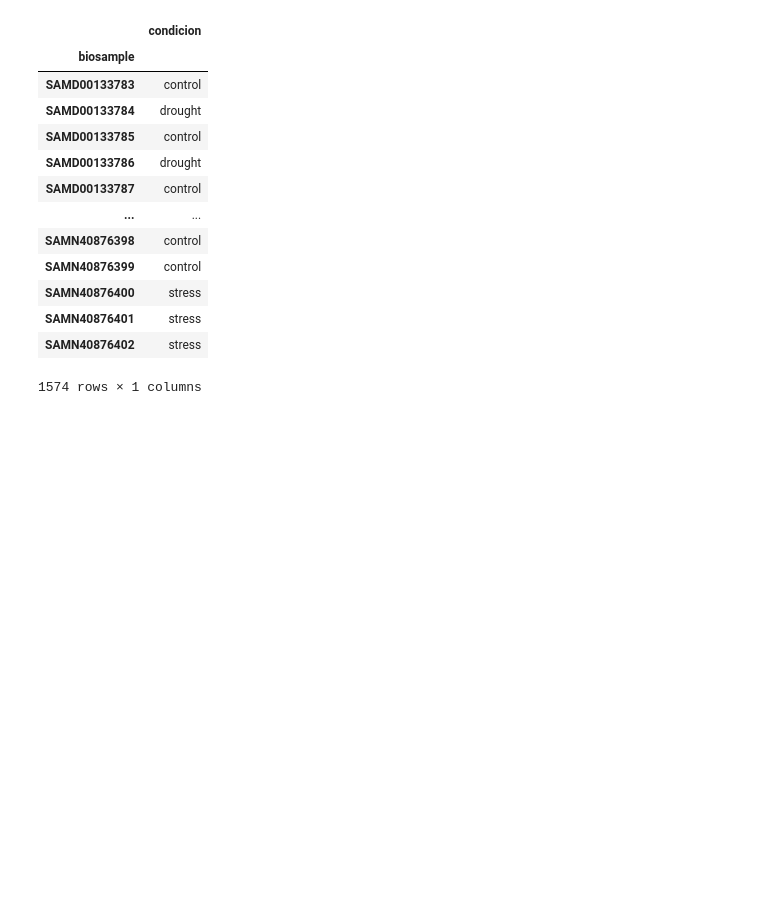
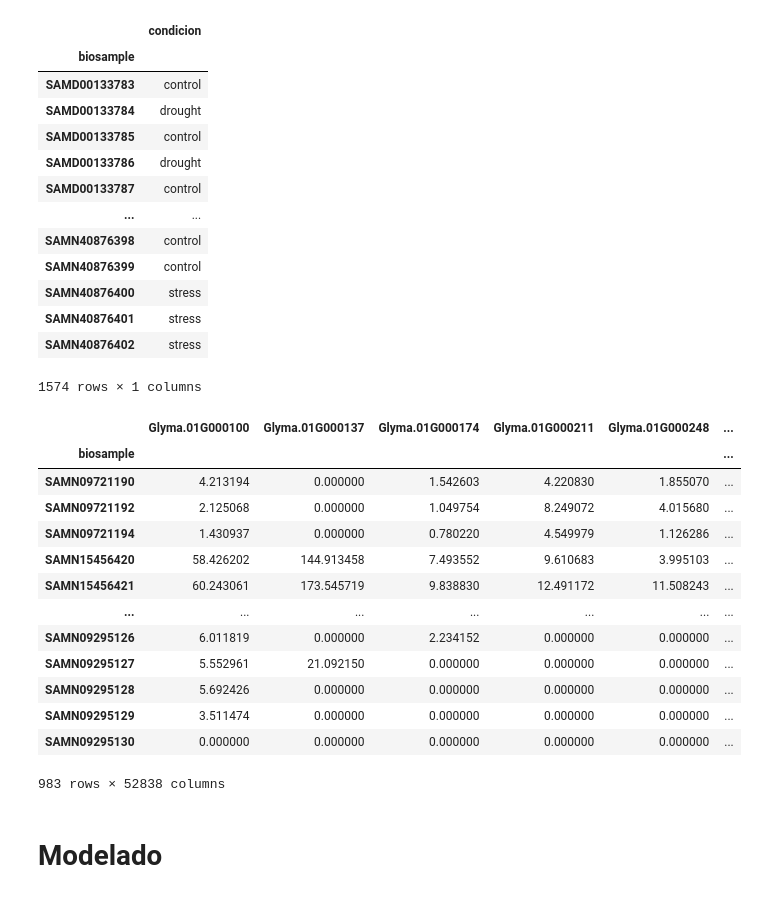
Before and after one commit to freire-guido/soy-biomarkers, a Jupyter notebook: modelado/venancio.ipynb, the cells around one changed output. Cells and saved outputs as stored; diff of their text form; code cells hidden in the pictures; blank space fills up the shorter version.

```diff
--- a/modelado/venancio.ipynb
+++ b/modelado/venancio.ipynb
@@ -55,5 +40,22 @@ condicion
 | SAMN40876402 | stress |
 1574 rows × 1 columns
 # %%
-joined = venancio[venancio.columns[:1]].join(condicion)
+joined = venancio.join(condicion)
+joined = joined[joined['condicion'].notna()]
+joined
+# %% [output]
+|  | Glyma.01G000100 | Glyma.01G000137 | Glyma.01G000174 | Glyma.01G000211 | Glyma.01G000248 | ... |
+| biosample |  |  |  |  |  | ... |
+| SAMN09721190 | 4.213194 | 0.000000 | 1.542603 | 4.220830 | 1.855070 | ... |
+| SAMN09721192 | 2.125068 | 0.000000 | 1.049754 | 8.249072 | 4.015680 | ... |
+| SAMN09721194 | 1.430937 | 0.000000 | 0.780220 | 4.549979 | 1.126286 | ... |
+| SAMN15456420 | 58.426202 | 144.913458 | 7.493552 | 9.610683 | 3.995103 | ... |
+| SAMN15456421 | 60.243061 | 173.545719 | 9.838830 | 12.491172 | 11.508243 | ... |
+| ... | ... | ... | ... | ... | ... | ... |
+| SAMN09295126 | 6.011819 | 0.000000 | 2.234152 | 0.000000 | 0.000000 | ... |
+| SAMN09295127 | 5.552961 | 21.092150 | 0.000000 | 0.000000 | 0.000000 | ... |
+| SAMN09295128 | 5.692426 | 0.000000 | 0.000000 | 0.000000 | 0.000000 | ... |
+| SAMN09295129 | 3.511474 | 0.000000 | 0.000000 | 0.000000 | 0.000000 | ... |
+| SAMN09295130 | 0.000000 | 0.000000 | 0.000000 | 0.000000 | 0.000000 | ... |
+983 rows × 52838 columns
 # %%
@@ -61 +63,3 @@ X = venancio
 y = joined.condicion
+# %% [markdown]
+# Modelado
```
Also changed, not shown: parts of 11 cells of this notebook.
